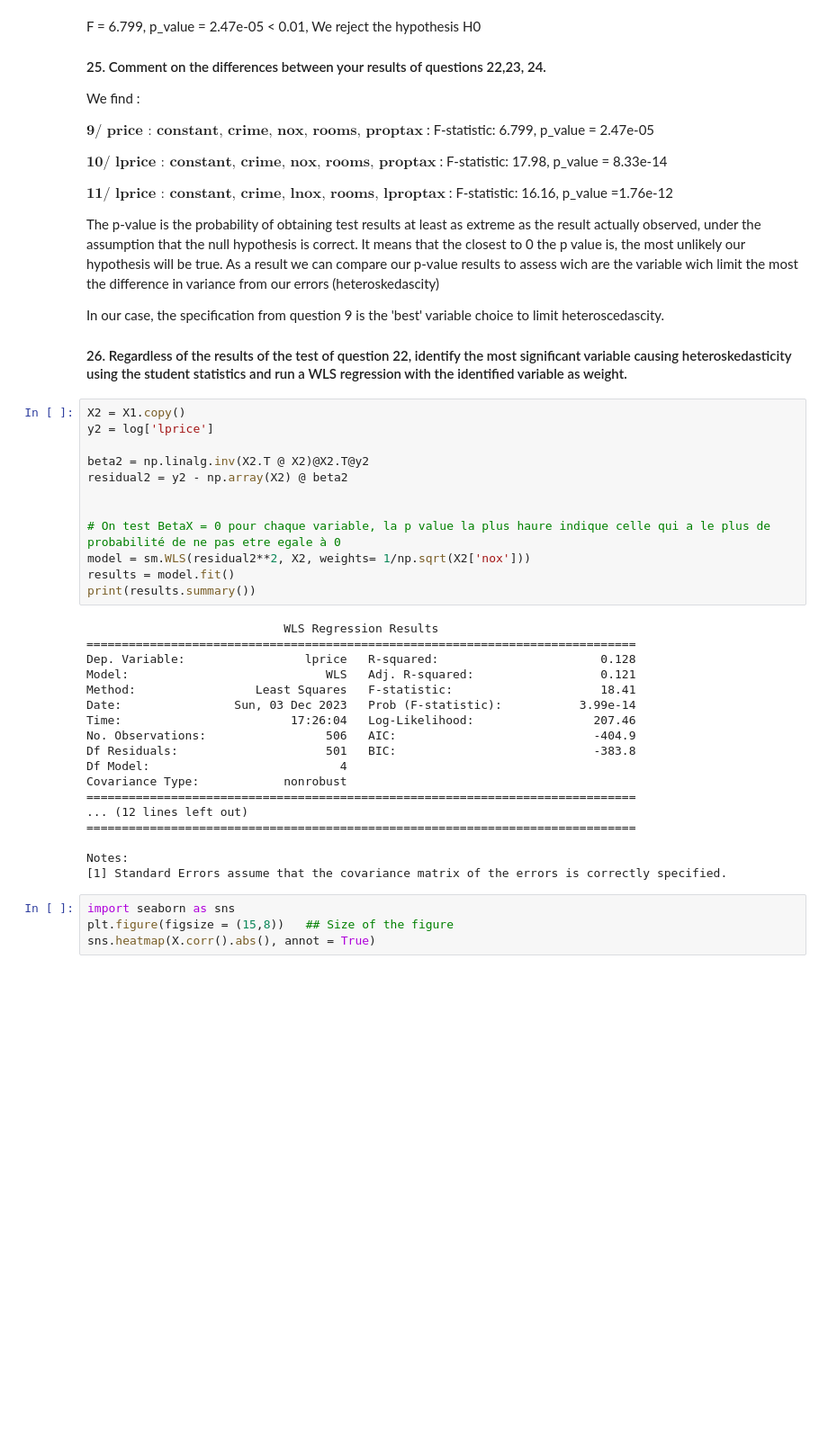
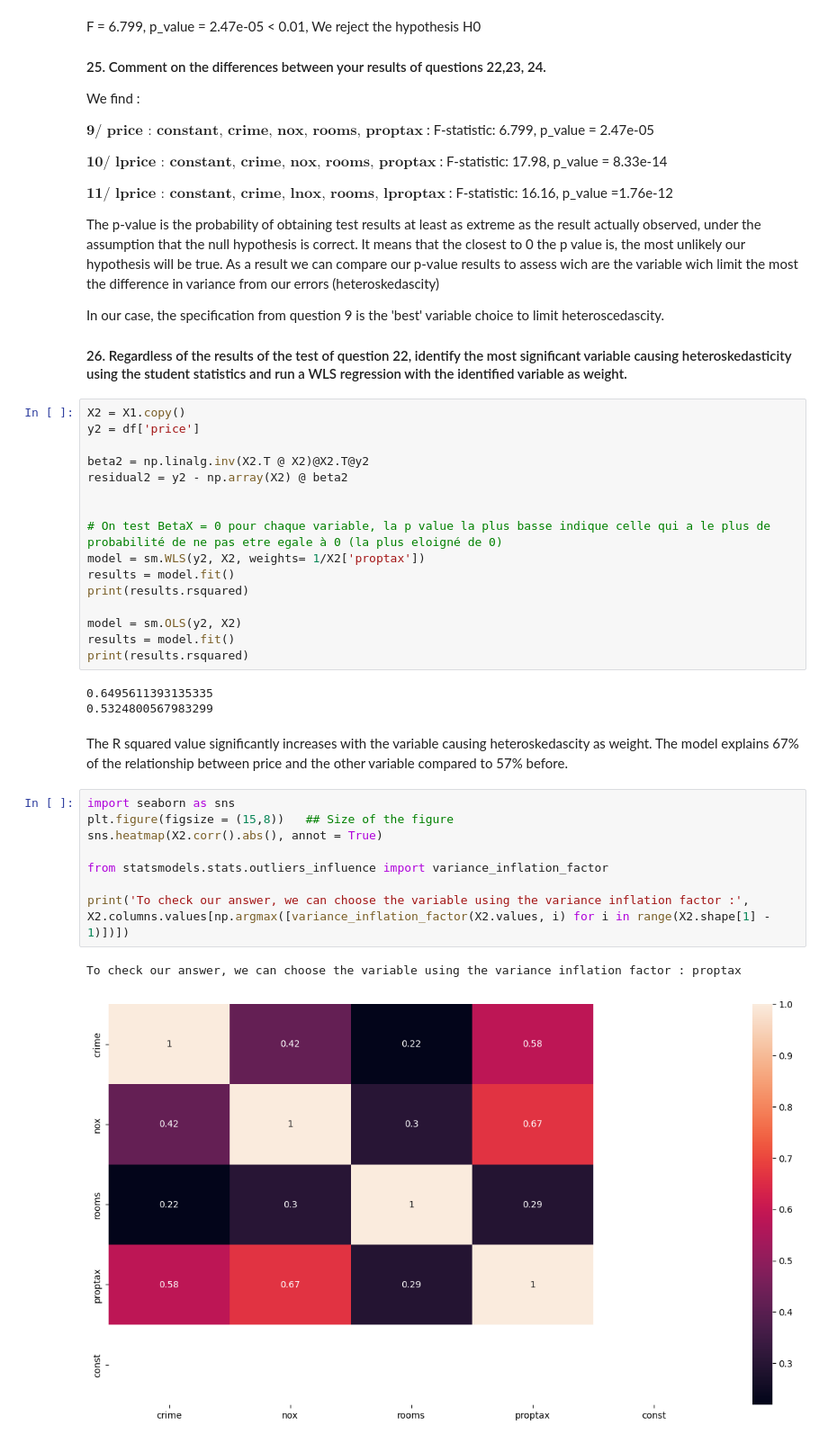
Before and after one commit to LucasChevrierGit/econometricsProject, a Jupyter notebook: project.ipynb, the cells around one changed output. Shown at 90% size. Saved outputs shown, nothing was run; the diff lists cells and outputs as text; blank space fills up the shorter version.

Commit message:
finis une bonne fois pour toute

```diff
--- a/project.ipynb
+++ b/project.ipynb
@@ -744,35 +675,33 @@ In our case, the specification from question 9 is the 'best' variable choice to
 #### 26. Regardless of the results of the test of question 22, identify the most significant variable causing heteroskedasticity using the student statistics and run a WLS regression with the identified variable as weight.
 # %%
 X2 = X1.copy()
-y2 = log['lprice']
+y2 = df['price']
 
 beta2 = np.linalg.inv(X2.T @ X2)@X2.T@y2
 residual2 = y2 - np.array(X2) @ beta2
 
 
-# On test BetaX = 0 pour chaque variable, la p value la plus haure indique celle qui a le plus de probabilité de ne pas etre egale à 0
-model = sm.WLS(residual2**2, X2, weights= 1/np.sqrt(X2['nox']))
+# On test BetaX = 0 pour chaque variable, la p value la plus basse indique celle qui a le plus de probabilité de ne pas etre egale à 0 (la plus eloigné de 0)
+model = sm.WLS(y2, X2, weights= 1/X2['proptax'])
 results = model.fit()
-print(results.summary())
+print(results.rsquared)
+
+model = sm.OLS(y2, X2)
+results = model.fit()
+print(results.rsquared)
 # %% [output]
-                            WLS Regression Results
-==============================================================================
-Dep. Variable:                 lprice   R-squared:                       0.128
-Model:                            WLS   Adj. R-squared:                  0.121
-Method:                 Least Squares   F-statistic:                     18.41
-Date:                Sun, 03 Dec 2023   Prob (F-statistic):           3.99e-14
-Time:                        17:26:04   Log-Likelihood:                 207.46
-No. Observations:                 506   AIC:                            -404.9
-Df Residuals:                     501   BIC:                            -383.8
-Df Model:                           4
-Covariance Type:            nonrobust
-==============================================================================
-... (12 lines left out)
-==============================================================================
-
-Notes:
-[1] Standard Errors assume that the covariance matrix of the errors is correctly specified.
+0.6495611393135335
+0.5324800567983299
+# %% [markdown]
+The R squared value significantly increases with the variable causing heteroskedascity as weight. The model explains 67% of the relationship between price and the other variable compared to 57% before.
 # %%
 import seaborn as sns
 plt.figure(figsize = (15,8))   ## Size of the figure
-sns.heatmap(X.corr().abs(), annot = True)
+sns.heatmap(X2.corr().abs(), annot = True)
+
+from statsmodels.stats.outliers_influence import variance_inflation_factor
+
+print('To check our answer, we can choose the variable using the variance inflation factor :', X2.columns.values[np.argmax([variance_inflation_factor(X2.values, i) for i in range(X2.shape[1] - 1)])])
+# %% [output]
+To check our answer, we can choose the variable using the variance inflation factor : proptax
+[figure, added]
```
Also changed, not shown: parts of 21 cells of this notebook, 1 other file.
